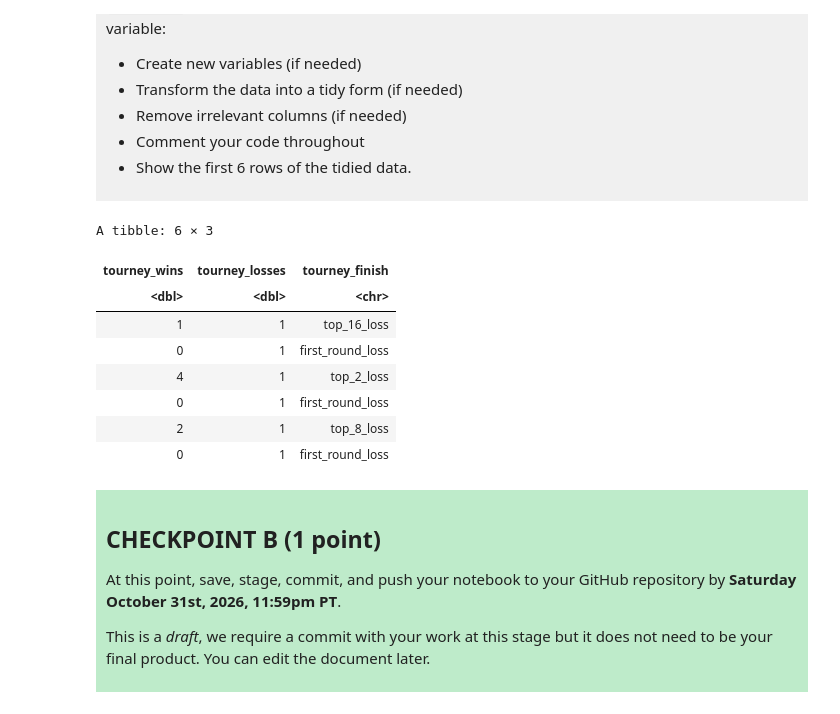
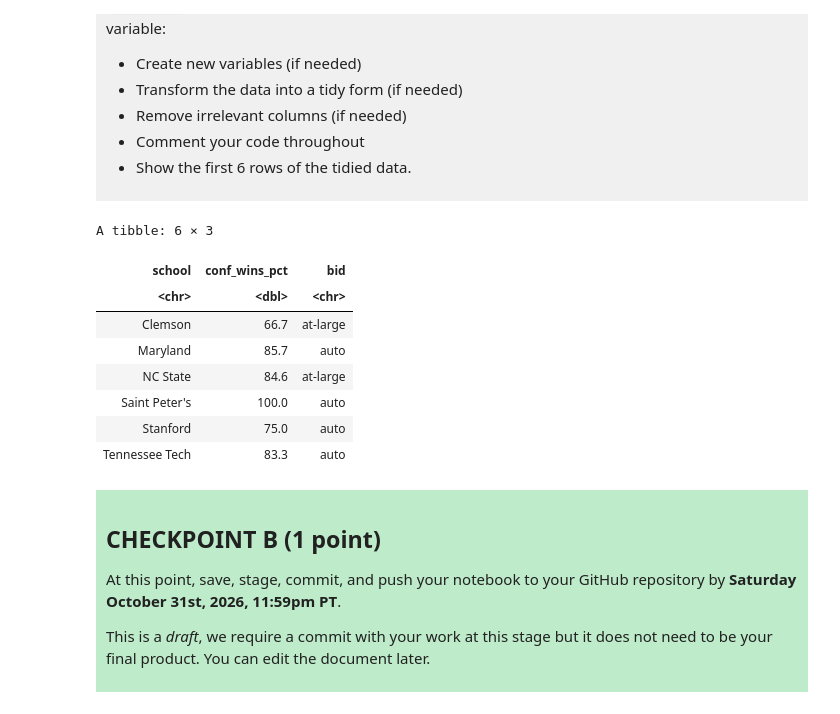
Before and after one commit to SophieEnamorado/DSCI-100-PROJECT-SOPHIE-ENAMORADO-RODIRGUEZ, a Jupyter notebook: dsci-100-project-notebook.ipynb, the cells around one changed output. Drawn from its saved outputs; the diff is of its cells as text; code cells hidden in the pictures.

Commit message:
Changed my research questions, and worked  until checkpoint C

```diff
--- a/dsci-100-project-notebook.ipynb
+++ b/dsci-100-project-notebook.ipynb
@@ -221,21 +211,22 @@ Produce a tidy data set that could be used to answer your research question usin
 
 </div>
 # %%
-#In here we select our data frame and were going to select the columns needed for our prediction.
-basketball_data_small_sample <- basketball_data |>
-                                select(tourney_wins,tourney_losses, tourney_finish)|>
-                                slice(1:6) # Used slice to show the first 6 rows of the new data frame.
-basketball_data_small_sample
+#In here we select our data frame and were going to select the columns needed to answer the question
+basketball_data_tidy <- basketball_data |>
+                                select(school,conf_wins_pct,bid)|>
+                                filter(!is.na(conf_wins_pct)) |> # Filter out the N/A from our data
+                                head() # Used head to show the first 6 rows of the new data frame.
+basketball_data_tidy
 # %% [output]
 A tibble: 6 × 3
-| tourney_wins | tourney_losses | tourney_finish |
-| <dbl> | <dbl> | <chr> |
-| 1 | 1 | top_16_loss |
-| 0 | 1 | first_round_loss |
-| 4 | 1 | top_2_loss |
-| 0 | 1 | first_round_loss |
-| 2 | 1 | top_8_loss |
-| 0 | 1 | first_round_loss |
+| school | conf_wins_pct | bid |
+| <chr> | <dbl> | <chr> |
+| Clemson | 66.7 | at-large |
+| Maryland | 85.7 | auto |
+| NC State | 84.6 | at-large |
+| Saint Peter's | 100.0 | auto |
+| Stanford | 75.0 | auto |
+| Tennessee Tech | 83.3 | auto |
 # %% [markdown]
 <div style="background-color: #beebca; padding: 10px;">
 
```
Also changed, not shown: parts of 13 cells of this notebook.
